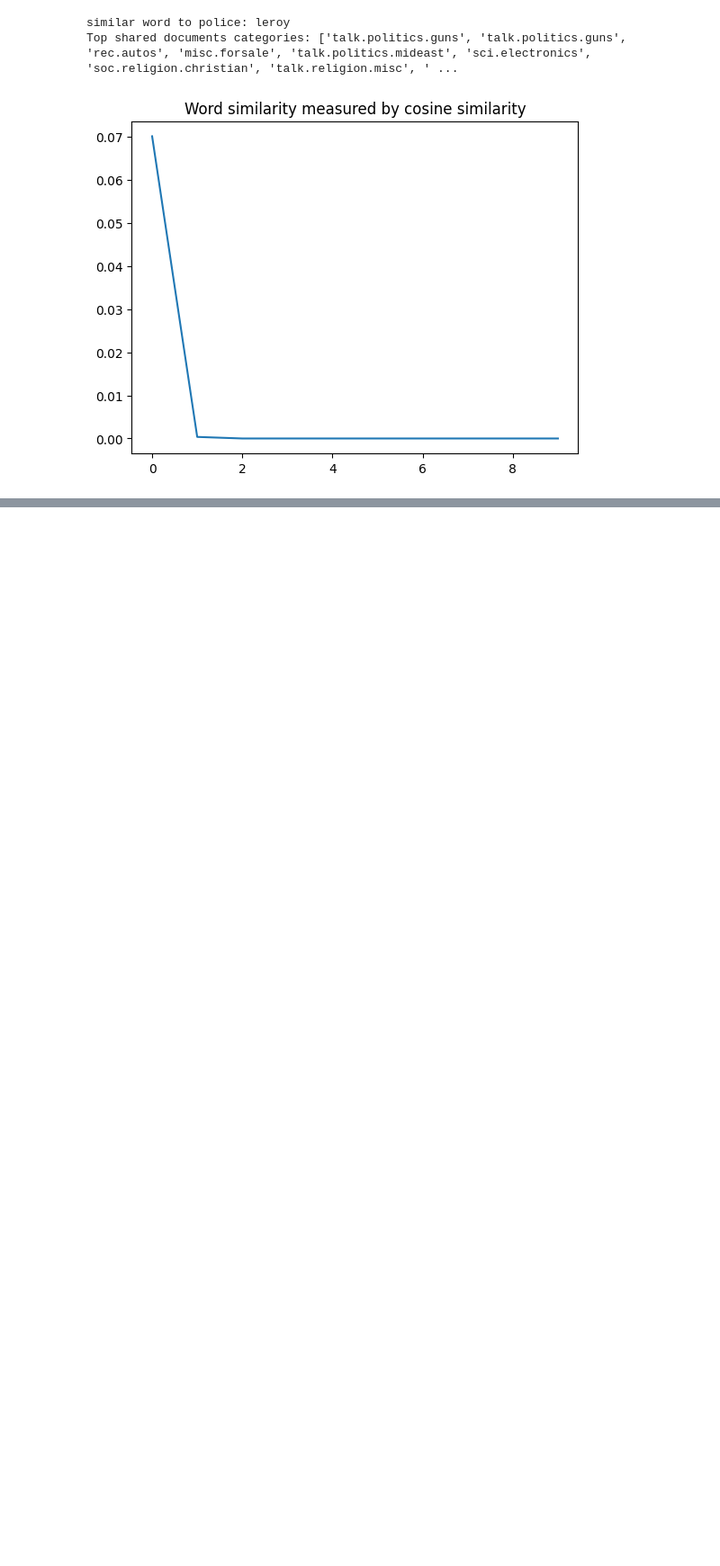
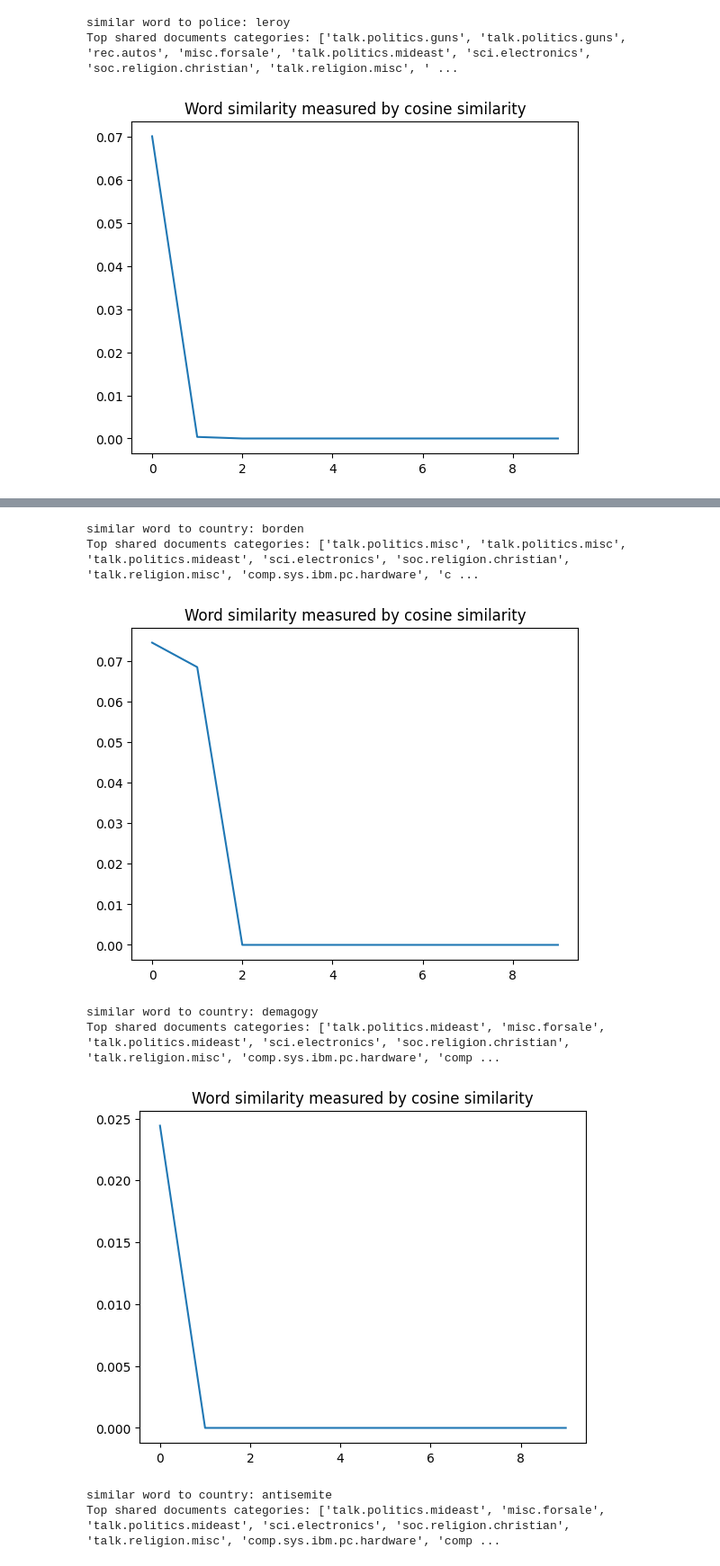
Before and after one commit to LeoCenturion/ceia-nlp, a Jupyter notebook: desafios/desafio_1.ipynb, the cells around one changed output, grey strips where cells are left out. Shown at 90% size. Saved outputs shown, nothing was run; the diff lists cells and outputs as text; code cells hidden in the pictures; blank space fills up the shorter version.

```diff
--- a/desafios/desafio_1.ipynb
+++ b/desafios/desafio_1.ipynb
@@ -1101,0 +1145,11 @@ array([[0.1382319 , 0.1067036 , 0.23029327, ..., 0.12320753, 0.08765353,
+# %%
+analyze_similar_words('country', term_document, newsgroups_train, idx2word)
+# %% [output]
+similar word to country: borden
+Top shared documents categories: ['talk.politics.misc', 'talk.politics.misc', 'talk.politics.mideast', 'sci.electronics', 'soc.religion.christian', 'talk.religion.misc', 'comp.sys.ibm.pc.hardware', 'c ...
+[figure, added]
+similar word to country: demagogy
+Top shared documents categories: ['talk.politics.mideast', 'misc.forsale', 'talk.politics.mideast', 'sci.electronics', 'soc.religion.christian', 'talk.religion.misc', 'comp.sys.ibm.pc.hardware', 'comp ...
+[figure, added]
+similar word to country: antisemite
+Top shared documents categories: ['talk.politics.mideast', 'misc.forsale', 'talk.politics.mideast', 'sci.electronics', 'soc.religion.christian', 'talk.religion.misc', 'comp.sys.ibm.pc.hardware', 'comp ...
```
Also changed, not shown: parts of 11 cells of this notebook.
